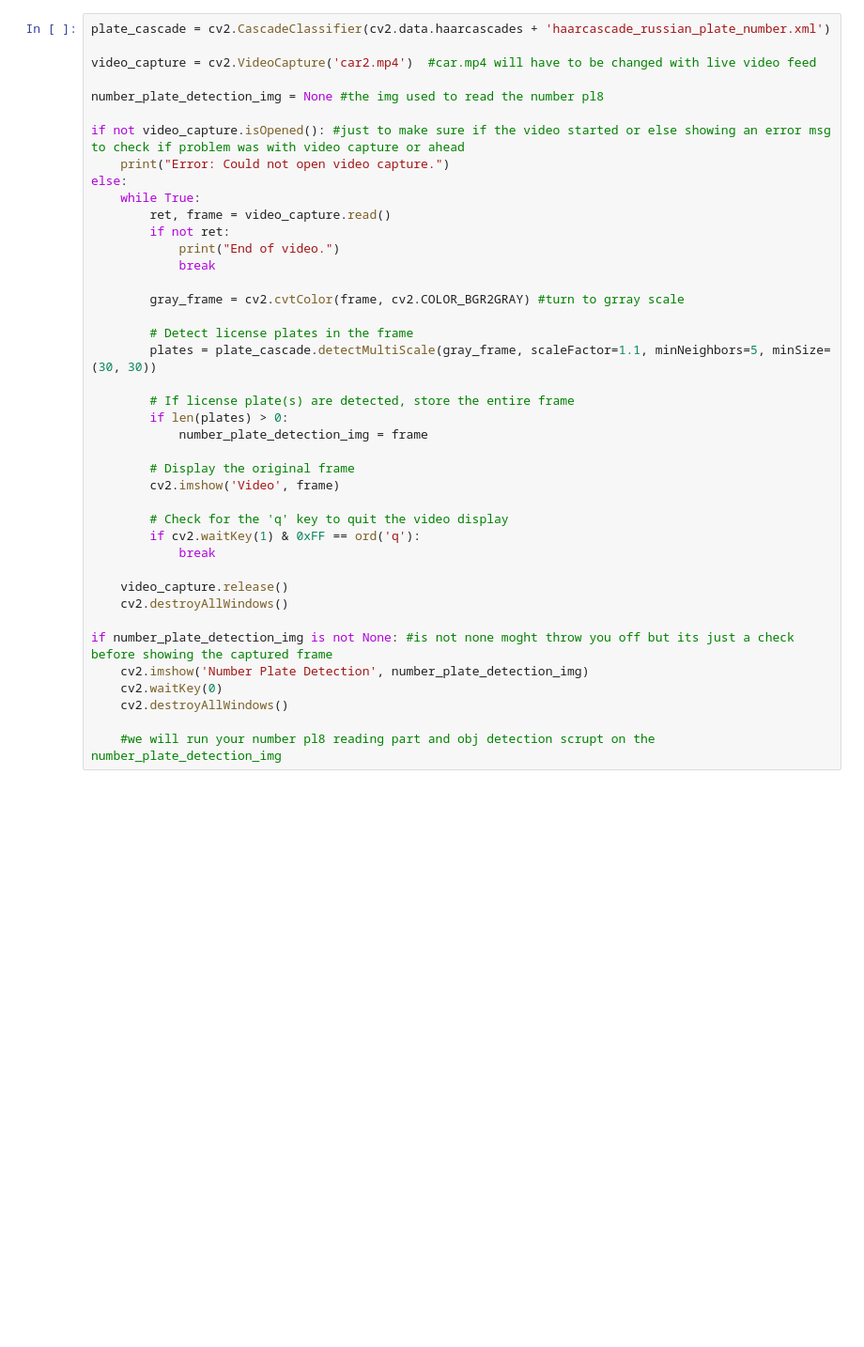
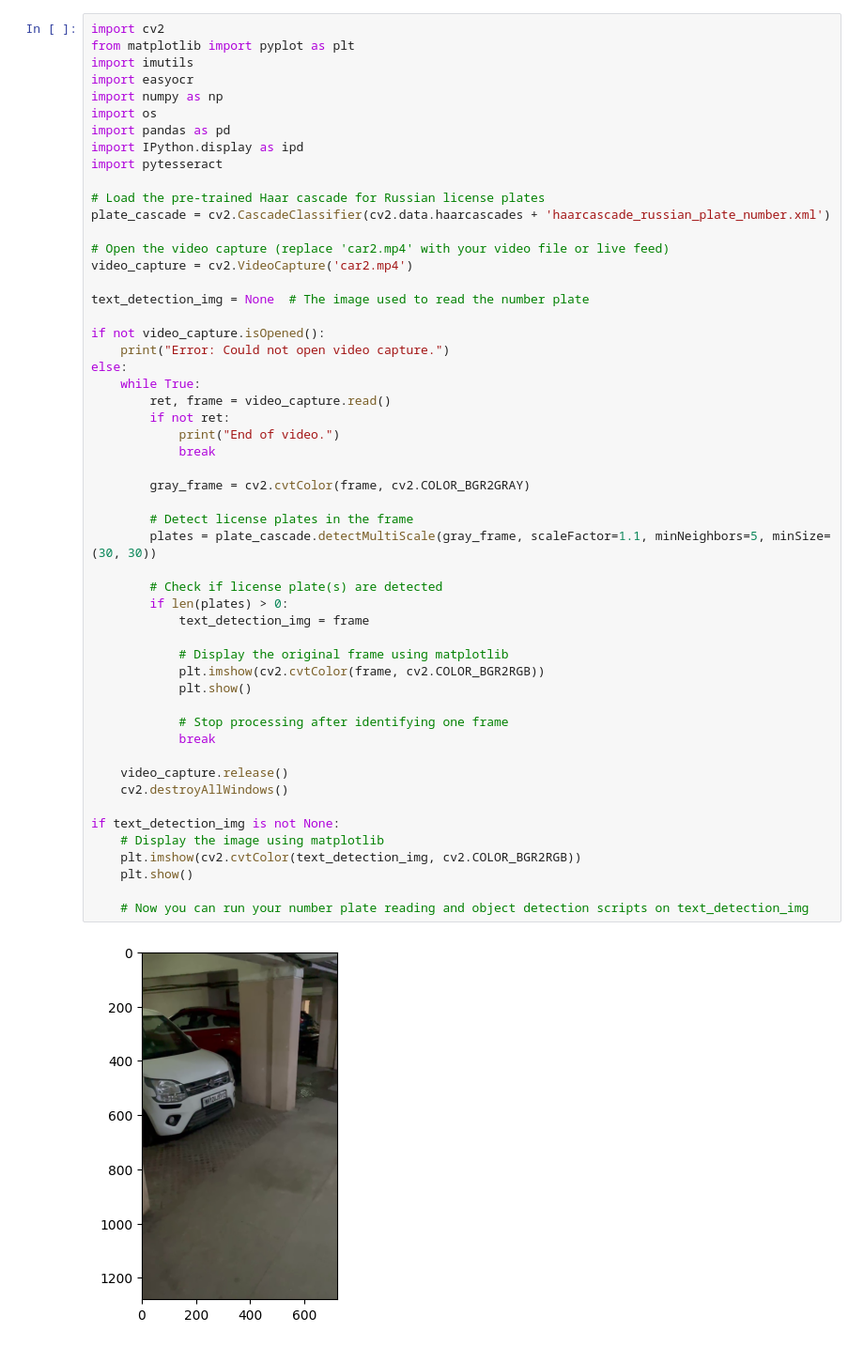
Before and after one commit to ary4nsinha/PANDORA, a Jupyter notebook: main/main.ipynb, the cells around one changed output. Shown at 94% size. Saved outputs shown, nothing was run; the diff lists cells and outputs as text; blank space fills up the shorter version.

Commit message:
update
added video cropping along w img detection

```diff
--- a/main/main.ipynb
+++ b/main/main.ipynb
@@ -9,42 +10,55 @@ import IPython.display as ipd
 # %%
+import cv2
+from matplotlib import pyplot as plt
+import imutils
+import easyocr
+import numpy as np
+import os
+import pandas as pd
+import IPython.display as ipd
+import pytesseract
+
+# Load the pre-trained Haar cascade for Russian license plates
 plate_cascade = cv2.CascadeClassifier(cv2.data.haarcascades + 'haarcascade_russian_plate_number.xml')
 
-video_capture = cv2.VideoCapture('car2.mp4')  #car.mp4 will have to be changed with live video feed
+# Open the video capture (replace 'car2.mp4' with your video file or live feed)
+video_capture = cv2.VideoCapture('car2.mp4')
 
-number_plate_detection_img = None #the img used to read the number pl8
+text_detection_img = None  # The image used to read the number plate
 
-if not video_capture.isOpened(): #just to make sure if the video started or else showing an error msg to check if problem was with video capture or ahead
+if not video_capture.isOpened():
     print("Error: Could not open video capture.")
 else:
     while True:
         ret, frame = video_capture.read()
         if not ret:
             print("End of video.")
             break
 
-        gray_frame = cv2.cvtColor(frame, cv2.COLOR_BGR2GRAY) #turn to grray scale
+        gray_frame = cv2.cvtColor(frame, cv2.COLOR_BGR2GRAY)
 
         # Detect license plates in the frame
         plates = plate_cascade.detectMultiScale(gray_frame, scaleFactor=1.1, minNeighbors=5, minSize=(30, 30))
 
-        # If license plate(s) are detected, store the entire frame
+        # Check if license plate(s) are detected
         if len(plates) > 0:
-            number_plate_detection_img = frame
+            text_detection_img = frame
 
-        # Display the original frame
-        cv2.imshow('Video', frame)
+            # Display the original frame using matplotlib
+            plt.imshow(cv2.cvtColor(frame, cv2.COLOR_BGR2RGB))
+            plt.show()
 
-        # Check for the 'q' key to quit the video display
-        if cv2.waitKey(1) & 0xFF == ord('q'):
+            # Stop processing after identifying one frame
             break
 
     video_capture.release()
     cv2.destroyAllWindows()
 
-if number_plate_detection_img is not None: #is not none moght throw you off but its just a check before showing the captured frame
-    cv2.imshow('Number Plate Detection', number_plate_detection_img)
-    cv2.waitKey(0)
-    cv2.destroyAllWindows()
+if text_detection_img is not None:
+    # Display the image using matplotlib
+    plt.imshow(cv2.cvtColor(text_detection_img, cv2.COLOR_BGR2RGB))
+    plt.show()
 
-    #we will run your number pl8 reading part and obj detection scrupt on the number_plate_detection_img
+    # Now you can run your number plate reading and object detection scripts on text_detection_img
 # %% [output]
+[figure, added]
```
Also changed, not shown: parts of 12 cells of this notebook, 9 other files.
